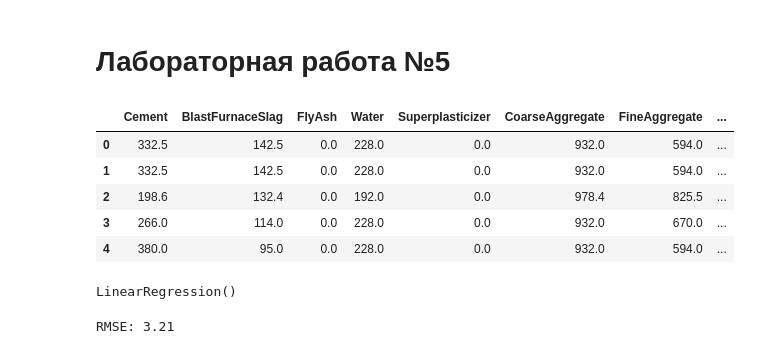
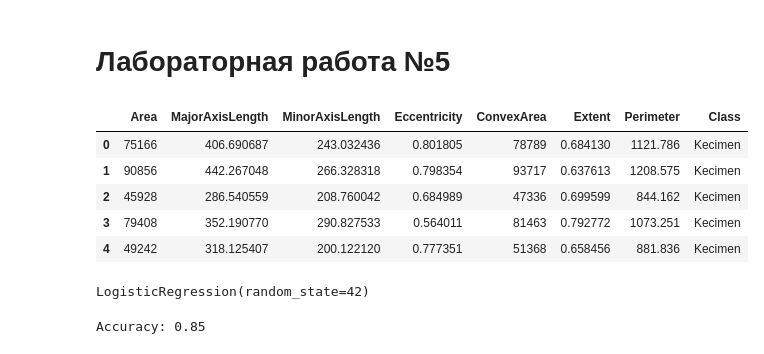
Before and after one commit to kirill-lukyanov/Lukyanov_Kirill, a Jupyter notebook: Lesson5.ipynb, the cells around one changed output. Drawn from its saved outputs; the diff is of its cells as text; code cells hidden in the pictures.

```diff
--- a/Lesson5.ipynb
+++ b/Lesson5.ipynb
@@ -11,17 +12,17 @@ import matplotlib.pyplot as plt
 # %%
 # Загрузка датасета
-data = pd.read_csv('datasets/concrete/Concrete_Data.csv',delimiter=';')
+data = pd.read_csv('datasets/Raisin/Raisin_Dataset.data', delimiter=';')
 
 # Переименуем столбцы для удобства
-data.columns = ['Cement', 'BlastFurnaceSlag', 'FlyAsh', 'Water', 'Superplasticizer',
-                'CoarseAggregate', 'FineAggregate', 'Age', 'CompressiveStrength']
+data.columns = ['Area', 'MajorAxisLength', 'MinorAxisLength', 'Eccentricity', 'ConvexArea',
+                'Extent', 'Perimeter', 'Class']
 
 data.head()
 # %% [output]
-|  | Cement | BlastFurnaceSlag | FlyAsh | Water | Superplasticizer | CoarseAggregate | FineAggregate | ... |
-| 0 | 332.5 | 142.5 | 0.0 | 228.0 | 0.0 | 932.0 | 594.0 | ... |
-| 1 | 332.5 | 142.5 | 0.0 | 228.0 | 0.0 | 932.0 | 594.0 | ... |
-| 2 | 198.6 | 132.4 | 0.0 | 192.0 | 0.0 | 978.4 | 825.5 | ... |
-| 3 | 266.0 | 114.0 | 0.0 | 228.0 | 0.0 | 932.0 | 670.0 | ... |
-| 4 | 380.0 | 95.0 | 0.0 | 228.0 | 0.0 | 932.0 | 594.0 | ... |
+|  | Area | MajorAxisLength | MinorAxisLength | Eccentricity | ConvexArea | Extent | Perimeter | Class |
+| 0 | 75166 | 406.690687 | 243.032436 | 0.801805 | 78789 | 0.684130 | 1121.786 | Kecimen |
+| 1 | 90856 | 442.267048 | 266.328318 | 0.798354 | 93717 | 0.637613 | 1208.575 | Kecimen |
+| 2 | 45928 | 286.540559 | 208.760042 | 0.684989 | 47336 | 0.699599 | 844.162 | Kecimen |
+| 3 | 79408 | 352.190770 | 290.827533 | 0.564011 | 81463 | 0.792772 | 1073.251 | Kecimen |
+| 4 | 49242 | 318.125407 | 200.122120 | 0.777351 | 51368 | 0.658456 | 881.836 | Kecimen |
 # %%
@@ -37,18 +41,17 @@ scaler = StandardScaler()
 X_train_scaled = scaler.fit_transform(X_train)
 X_test_scaled = scaler.transform(X_test)
 # %%
-# Построение модели линейной регрессии
-model = LinearRegression()
+# Построение модели логистической регрессии
+model = LogisticRegression(random_state=42)
 model.fit(X_train_scaled, y_train)
 # %% [output]
-LinearRegression()
+LogisticRegression(random_state=42)
 # %%
 # Предсказание на тестовой выборке
 y_pred = model.predict(X_test_scaled)
 
 # Оценка модели
-mse = root_mean_squared_error(y_test, y_pred)
-rmse = np.sqrt(mse)
-print(f"RMSE: {rmse:.2f}")
+accuracy = accuracy_score(y_test, y_pred)
+print(f"Accuracy: {accuracy:.2f}")
 # %% [output]
-RMSE: 3.21
+Accuracy: 0.85
```
Also changed, not shown: parts of 8 cells of this notebook, 2 other files.
